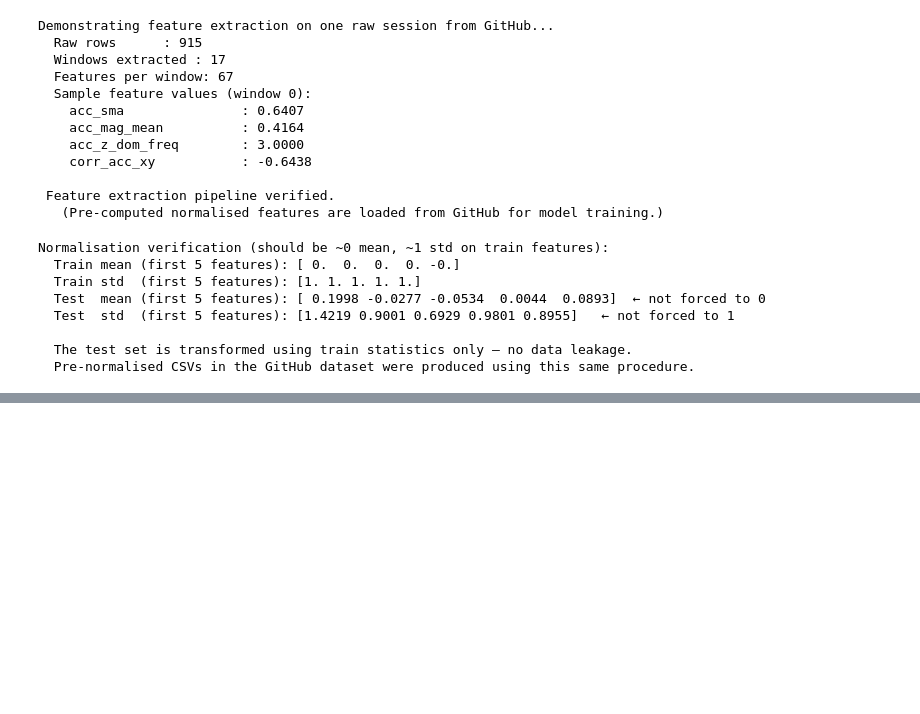
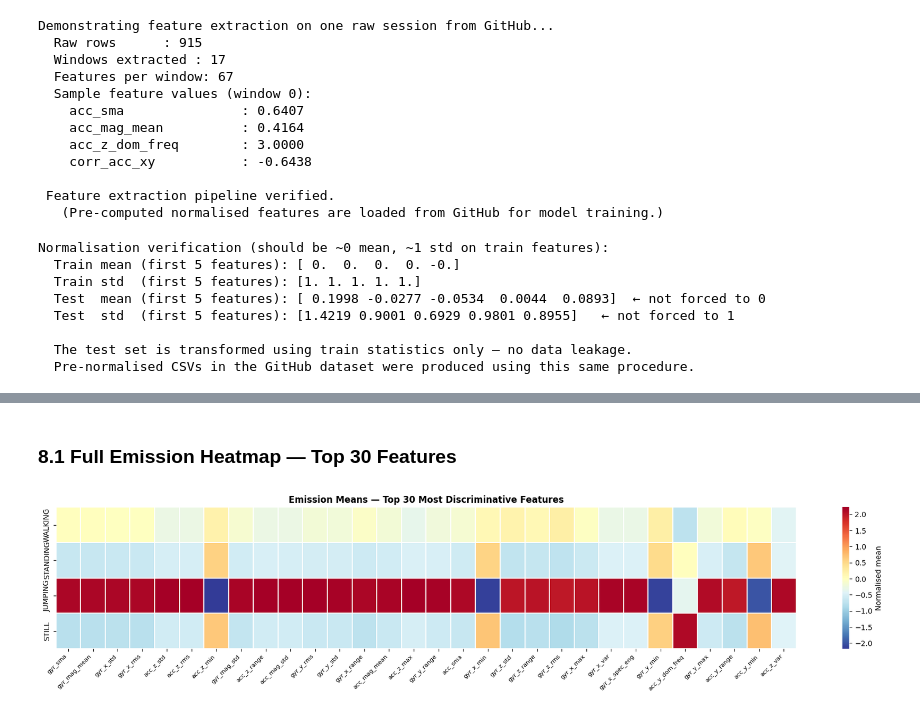
Before and after one commit to yvettegahamanyi/motion-model-using-HMM, a Jupyter notebook: Formative_2_HMM_Activity_Recognition.ipynb, the cells around one changed output, grey strips where cells are left out. Cells and saved outputs as stored; diff of their text form; code cells hidden in the pictures; blank space fills up the shorter version.

```diff
--- a/Formative_2_HMM_Activity_Recognition.ipynb
+++ b/Formative_2_HMM_Activity_Recognition.ipynb
@@ -501,0 +650,23 @@ Normalisation verification (should be ~0 mean, ~1 std on train features):
+# %% [markdown]
+### 8.1 Full Emission Heatmap — Top 30 Features
+# %%
+emit_matrix = np.array([emission_means[act] for act in ACTIVITIES])
+feat_var    = emit_matrix.var(axis=0)
+top30_idx   = np.argsort(feat_var)[::-1][:30]
+top30_feats = [FEATURE_COLS[i] for i in top30_idx]
+
+fig, ax = plt.subplots(figsize=(18, 4))
+sns.heatmap(
+    emit_matrix[:, top30_idx],
+    xticklabels=top30_feats,
+    yticklabels=[a.upper() for a in ACTIVITIES],
+    cmap="RdYlBu_r", center=0, linewidths=0.3, ax=ax,
+    cbar_kws={"label": "Normalised mean"}
+)
+ax.set_title("Emission Means — Top 30 Most Discriminative Features", fontsize=12, fontweight="bold")
+ax.set_xticklabels(ax.get_xticklabels(), rotation=45, ha="right", fontsize=8)
+plt.tight_layout()
+plt.savefig("emission_heatmap.png", dpi=150, bbox_inches="tight")
+plt.show()
+# %% [output]
+[figure, added]
```
Also changed, not shown: parts of 27 cells of this notebook.
